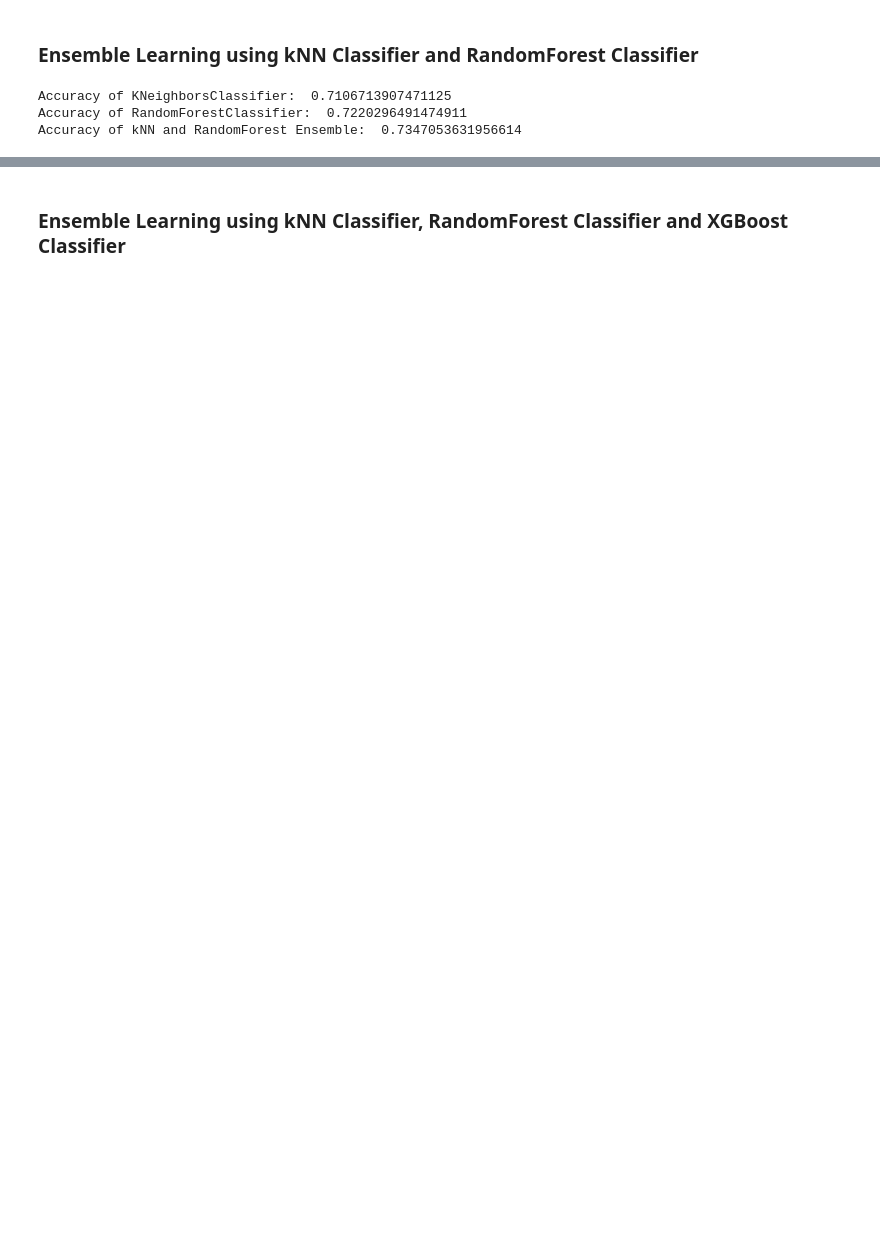
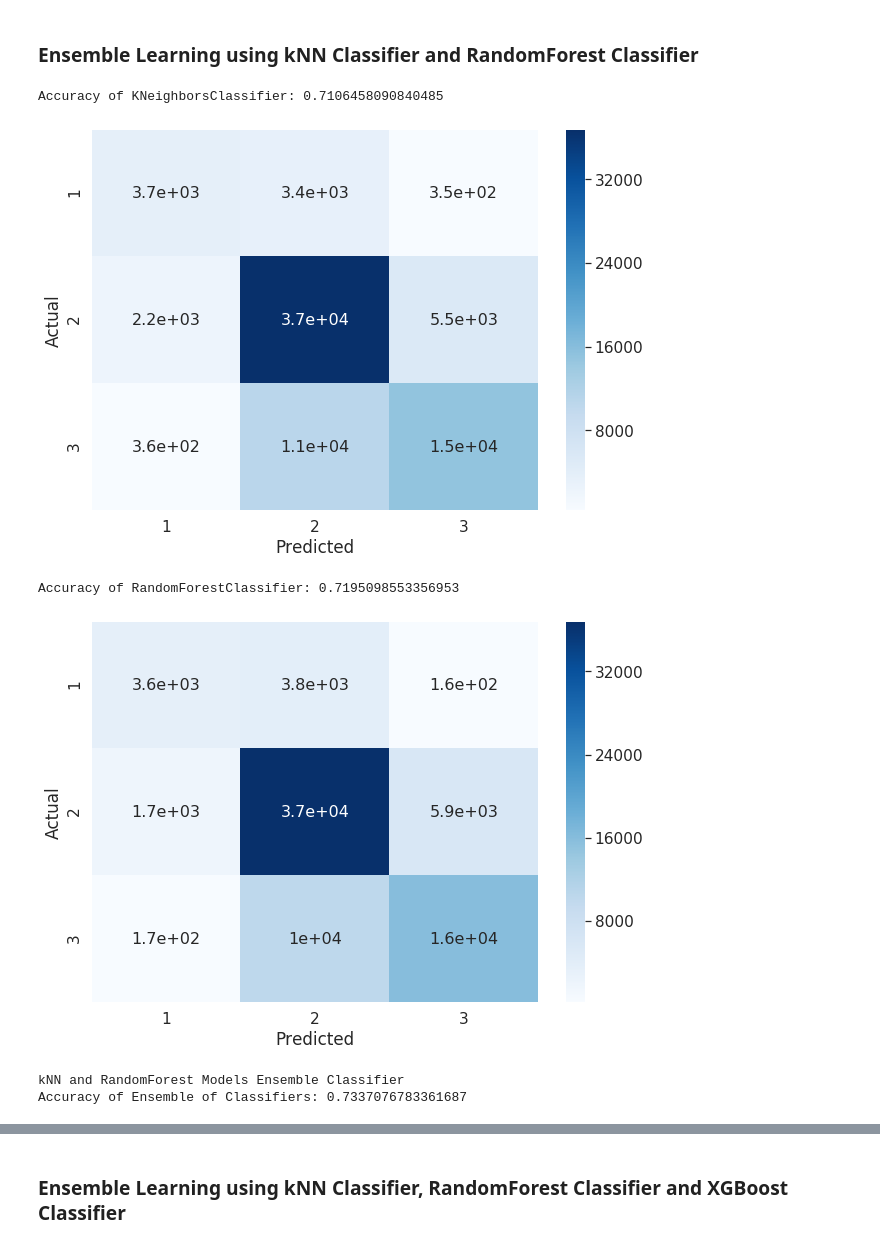
Before and after one commit to aishwarya-1/data_analytics_project, a Jupyter notebook: Ensemble_Learning.ipynb, the cells around one changed output, grey strips where cells are left out. Cells and saved outputs as stored; diff of their text form; code cells hidden in the pictures; blank space fills up the shorter version.

```diff
--- a/Ensemble_Learning.ipynb
+++ b/Ensemble_Learning.ipynb
@@ -17,40 +23,43 @@ ImportError: cannot import name 'knn_classifier'
 # %%
-path = './dataset_modified/'
+path = '/content/data_analytics_project-1/dataset_modified/'
 
 train_values = pd.read_csv(path + 'train_values.csv')
 train_labels = pd.read_csv(path + 'train_labels.csv')
 test_values = pd.read_csv(path + 'test_values.csv')
+# %%
+# Train and test split
+X_train, X_test, y_train, y_test = train_test_split(
+                                        train_values, train_labels['damage_grade'],
+                                        test_size=0.3, random_state=10
+                                    )
+X_train = X_train.drop(columns = 'building_id')
+X_test = X_test.drop (columns = 'building_id')
 # %% [markdown]
 ### Ensemble Learning using kNN Classifier and RandomForest Classifier
 # %%
 # Ensemble learning using kNN Classifier and RandomForest Classifier
-df_temp = train_values
-df_temp = df_temp.drop(['building_id','has_secondary_use_agriculture', 'has_secondary_use_hotel',
-       'has_secondary_use_rental', 'has_secondary_use_institution',
-       'has_secondary_use_school', 'has_secondary_use_industry',
-       'has_secondary_use_health_post', 'has_secondary_use_gov_office',
-       'has_secondary_use_use_police', 'has_secondary_use_other'], axis=1)
-
-X_train, X_test, y_train, y_test = train_test_split(
-                                        df_temp, train_labels['damage_grade'],
-                                        test_size=0.3, random_state=10
-                                    )
 
 # kNN Classifier
-model_knn, y_pred_knn = knn_classifier(X_train,y_train,X_test,y_test,n_neighbors=8)
+model_knn, y_pred_knn = knn_classifier(X_train,y_train,X_test,y_test)
+print_confusion_matrix(y_test,y_pred_knn)
 
 # RandomForest Classifier
 model_rfc, y_pred_rfc = random_forest_classifier(X_train,y_train,X_test,y_test,n_estimators=200)
+print_confusion_matrix(y_test,y_pred_rfc)
 
-print("kNN and RandomForest Models Ensemble Classifier")
+print("\nkNN and RandomForest Models Ensemble Classifier")
 # kNN and Random Forest Ensemble Classifier
 estimators=[
             ('knn', model_knn),
             ('rfc', model_rfc),
         ]
 voting_type = 'soft'
 model_vc, y_pred_vc = voting_classifier(X_train,y_train,X_test,y_test,estimators,voting_type)
+print_confusion_matrix(y_test,y_pred_vc)
 # %% [output]
-Accuracy of KNeighborsClassifier:  0.7106713907471125
-Accuracy of RandomForestClassifier:  0.7220296491474911
-Accuracy of kNN and RandomForest Ensemble:  0.7347053631956614
+Accuracy of KNeighborsClassifier: 0.7106458090840485
+[figure, added]
+Accuracy of RandomForestClassifier: 0.7195098553356953
+[figure, added]
+kNN and RandomForest Models Ensemble Classifier
+Accuracy of Ensemble of Classifiers: 0.7337076783361687
```
Also changed, not shown: parts of 4 cells of this notebook.
